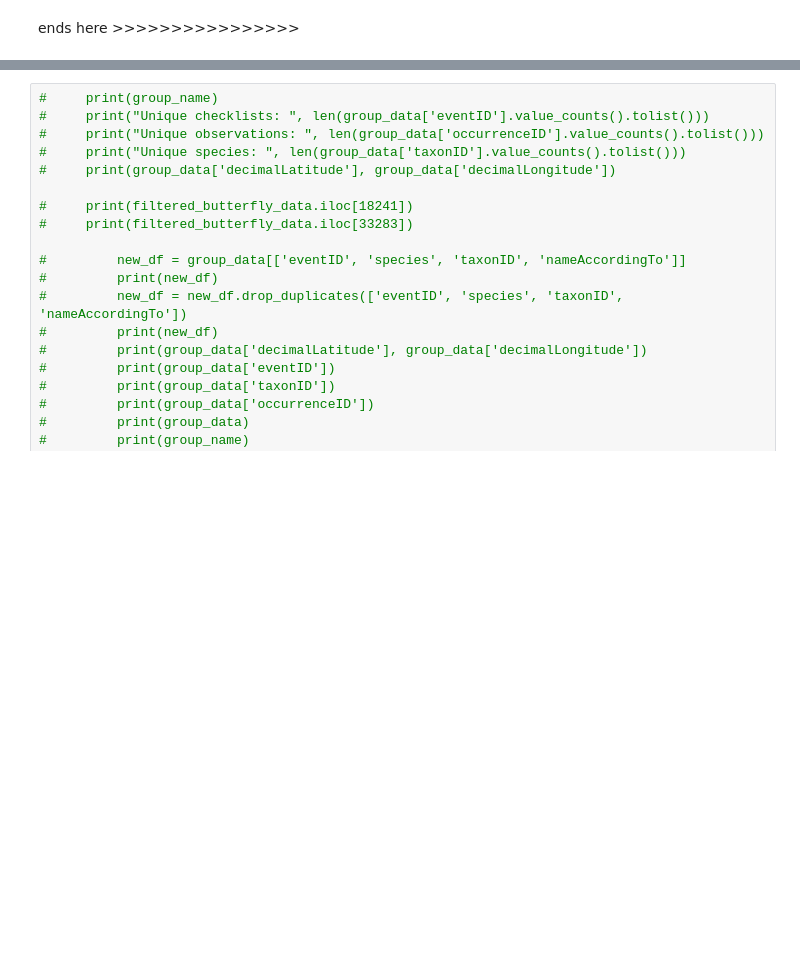
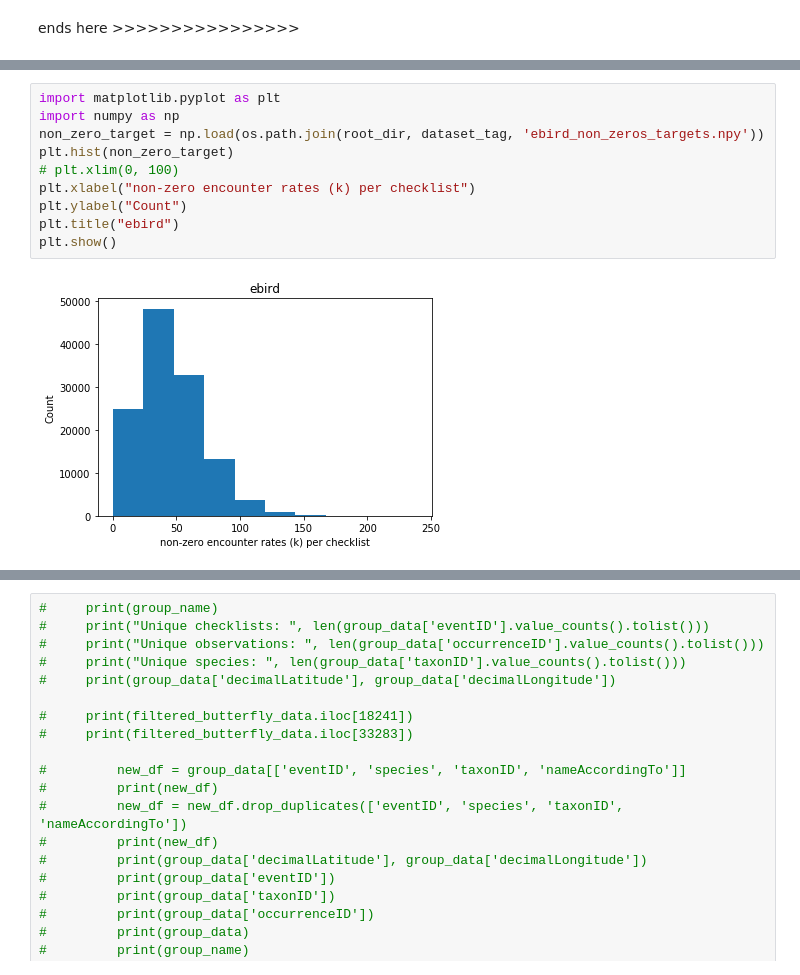
Before and after one commit to RolnickLab/SatBird, a Jupyter notebook: data_processing/ebutterfly_data_preparation/prepare_ebutterfly_with_ebird.ipynb, the cells around one changed output, grey strips where cells are left out. Drawn from its saved outputs; the diff is of its cells as text; blank space fills up the shorter version.

```diff
--- a/data_processing/ebutterfly_data_preparation/prepare_ebutterfly_with_ebird.ipynb
+++ b/data_processing/ebutterfly_data_preparation/prepare_ebutterfly_with_ebird.ipynb
@@ -298,0 +392,12 @@ rget, fp)
+# %%
+import matplotlib.pyplot as plt
+import numpy as np
+non_zero_target = np.load(os.path.join(root_dir, dataset_tag, 'ebird_non_zeros_targets.npy'))
+plt.hist(non_zero_target)
+# plt.xlim(0, 100)
+plt.xlabel("non-zero encounter rates (k) per checklist")
+plt.ylabel("Count")
+plt.title("ebird")
+plt.show()
+# %% [output]
+[figure, added]
```
Also changed, not shown: parts of 17 cells of this notebook, 1 other file.
